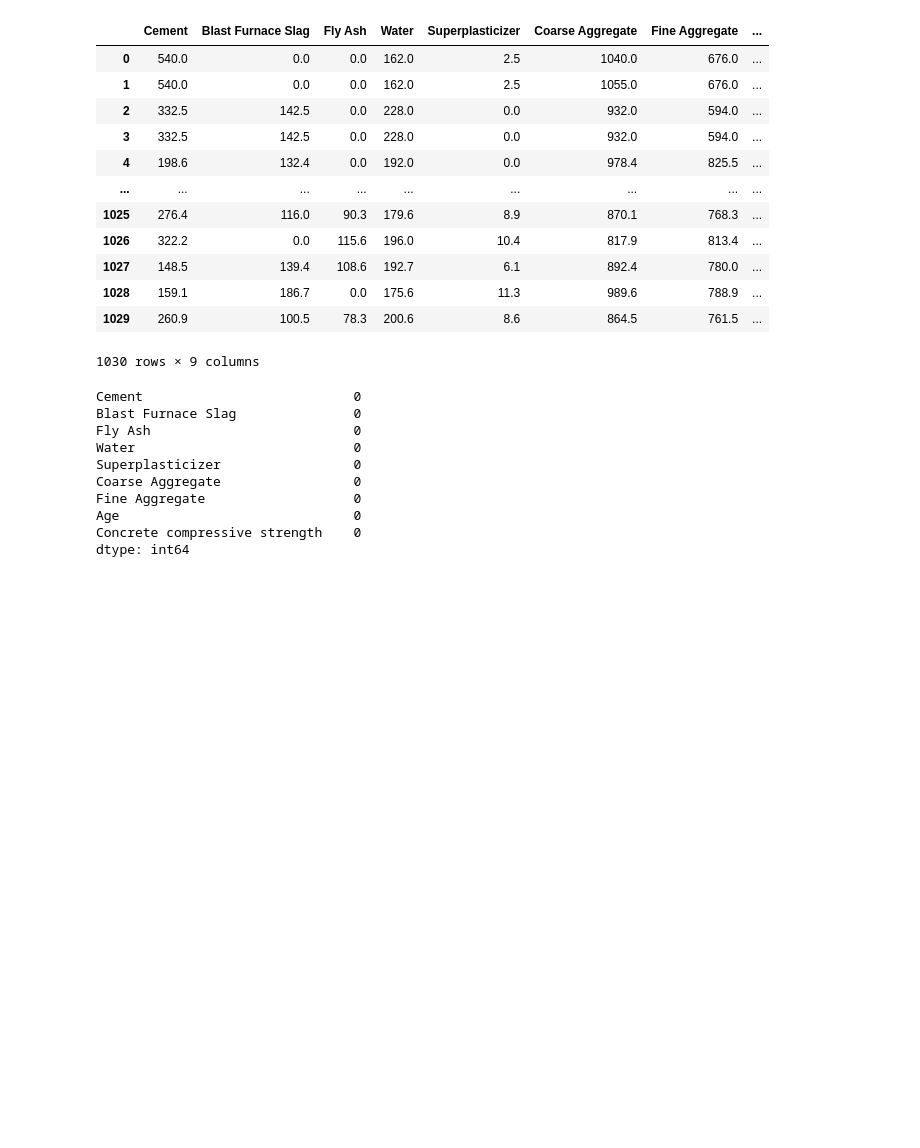
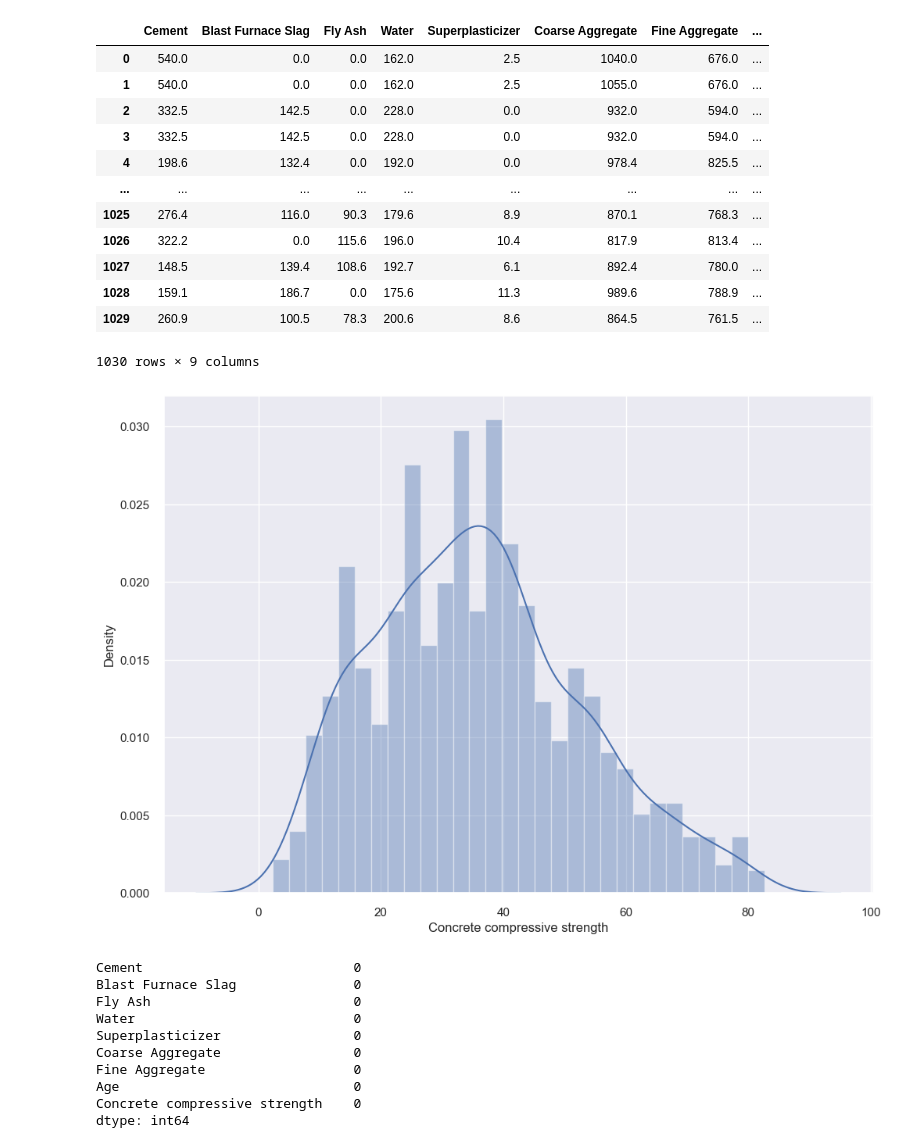
Before and after one commit to kcristinaa/ML-course, a Jupyter notebook: 1η εργασία/Assignment1.ipynb, the cells around one changed output. Saved outputs shown, nothing was run; the diff lists cells and outputs as text; code cells hidden in the pictures; blank space fills up the shorter version.

```diff
--- a/1η εργασία/Assignment1.ipynb
+++ b/1η εργασία/Assignment1.ipynb
@@ -34,6 +35,15 @@ df
 | 1028 | 159.1 | 186.7 | 0.0 | 175.6 | 11.3 | 989.6 | 788.9 | ... |
 | 1029 | 260.9 | 100.5 | 78.3 | 200.6 | 8.6 | 864.5 | 761.5 | ... |
 1030 rows × 9 columns
+# %%
+# set the size of the figure
+sns.set(rc={'figure.figsize':(11.7,8.27)})
+
+# plot a histogram showing the distribution of the target values
+sns.distplot(df['Concrete compressive strength'], bins=30)
+plt.show()
+# %% [output]
+[figure, added]
 # %%
 #s = setup(data = df, target = 'Concrete compressive strength', session_id=123, silent=True)
 # %%
```
Also changed, not shown: parts of 33 cells of this notebook, 3 other files.
